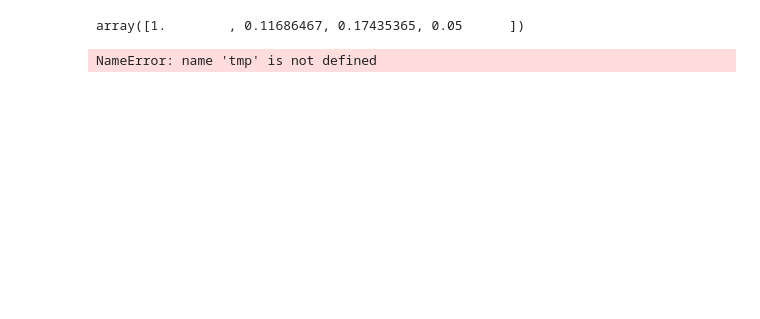
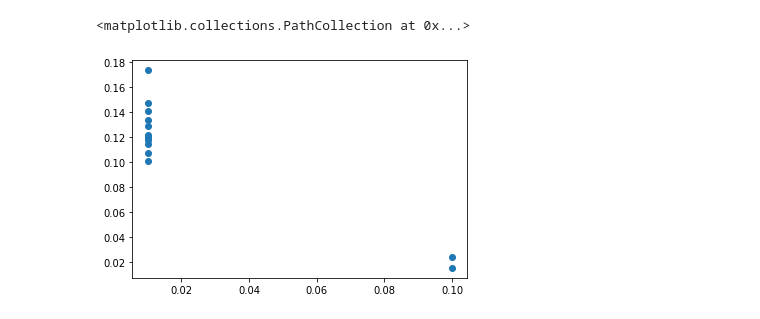
Before and after one commit to pierthodo/multi_fidelity_experimental_design, a Jupyter notebook: notebook/PDE_explore.ipynb, the cells around one changed output. Cells and saved outputs as stored; diff of their text form; code cells hidden in the pictures; blank space fills up the shorter version.

```diff
--- a/notebook/PDE_explore.ipynb
+++ b/notebook/PDE_explore.ipynb
@@ -239,8 +163,6 @@ plt.plot(l)
-# %%
-expdesign_loop.model.model.param_array
-# %% [output]
-array([1.        , 0.11686467, 0.17435365, 0.05      ])
-# %%
-tmp
-# %% [output]
-NameError: name 'tmp' is not defined
+# %%
+c = np.array(pde_client.cost)
+plt.scatter(c[:,0],c[:,1])
+# %% [output]
+<matplotlib.collections.PathCollection at 0x...>
+[figure, added]
```
Also changed, not shown: parts of 16 cells of this notebook, 3 other files.
